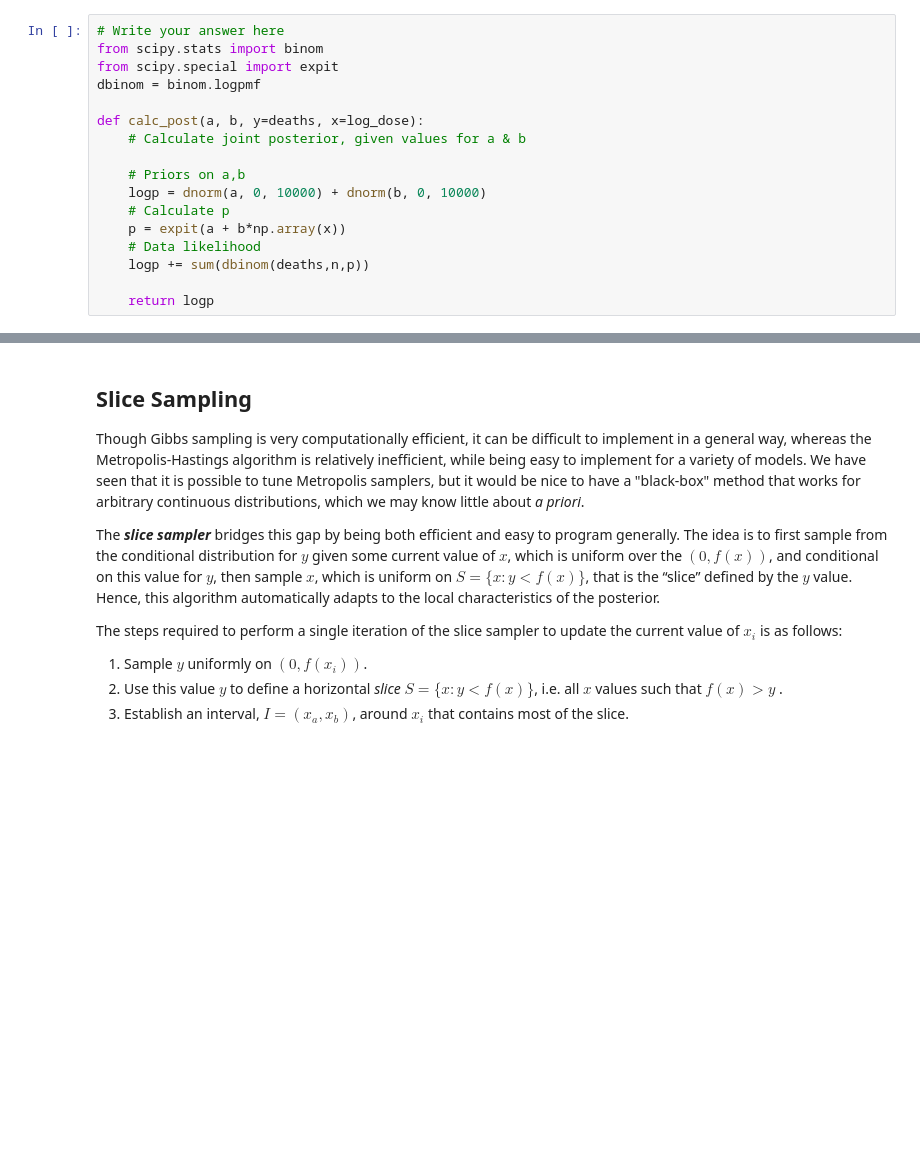
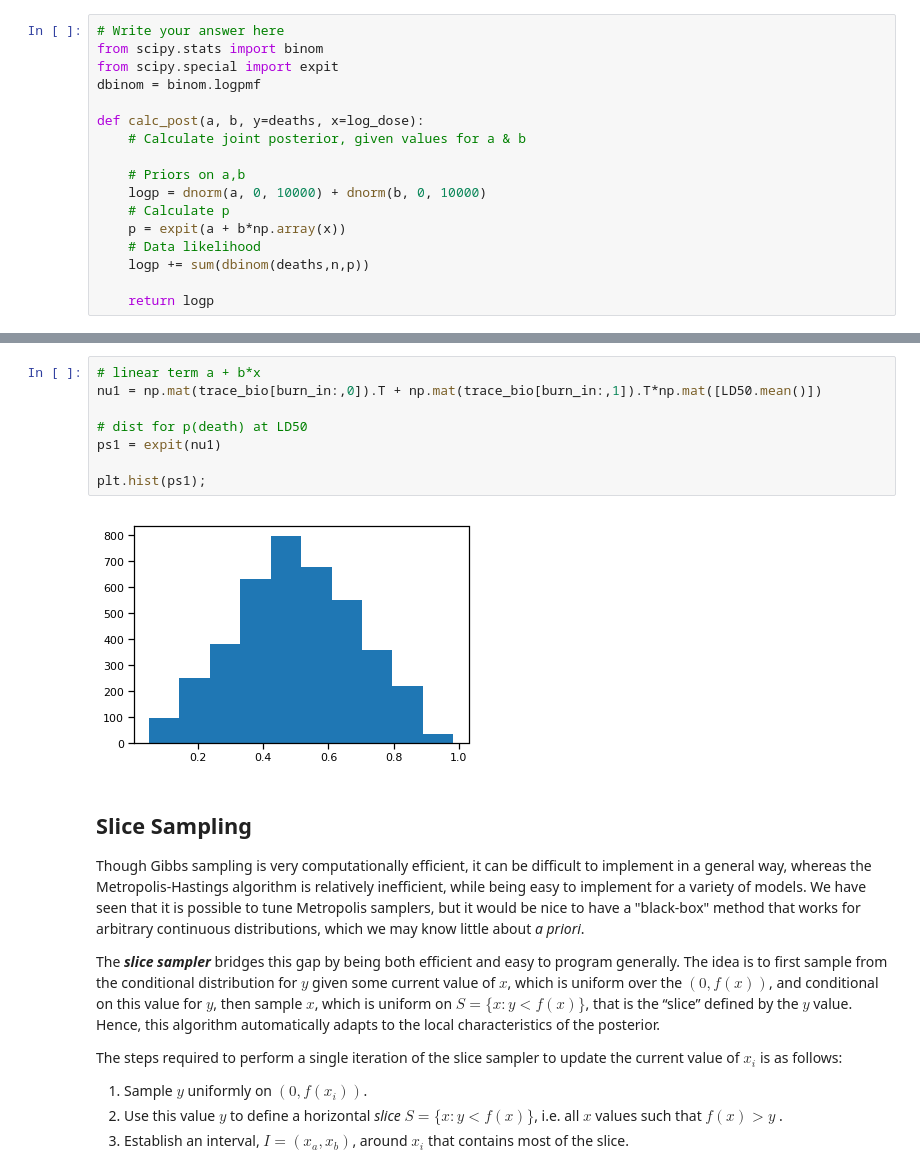
Before and after one commit to ntjames/Bios8366, a Jupyter notebook: notebooks/Section4_2-MCMC.ipynb, the cells around one changed output, grey strips where cells are left out. Cells and saved outputs as stored; diff of their text form; blank space fills up the shorter version.

```diff
--- a/notebooks/Section4_2-MCMC.ipynb
+++ b/notebooks/Section4_2-MCMC.ipynb
@@ -707,3 +788,13 @@ fig.suptitle("Posterior distributions for p(death)", fontsize=16);
+# %%
+# linear term a + b*x
+nu1 = np.mat(trace_bio[burn_in:,0]).T + np.mat(trace_bio[burn_in:,1]).T*np.mat([LD50.mean()])
+
+# dist for p(death) at LD50
+ps1 = expit(nu1)
+
+plt.hist(ps1);
+# %% [output]
+[figure, added]
 # %% [markdown]
 ## Slice Sampling
 
```
Also changed, not shown: parts of 25 cells of this notebook.
